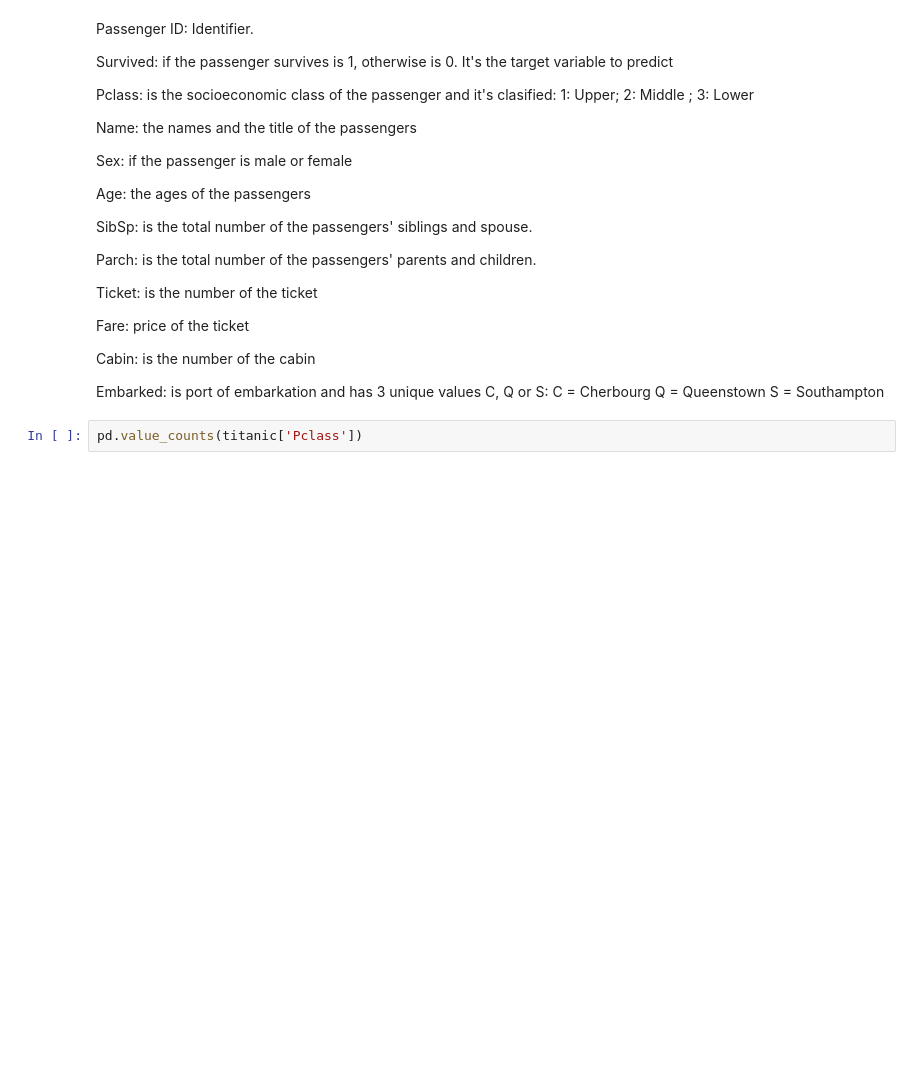
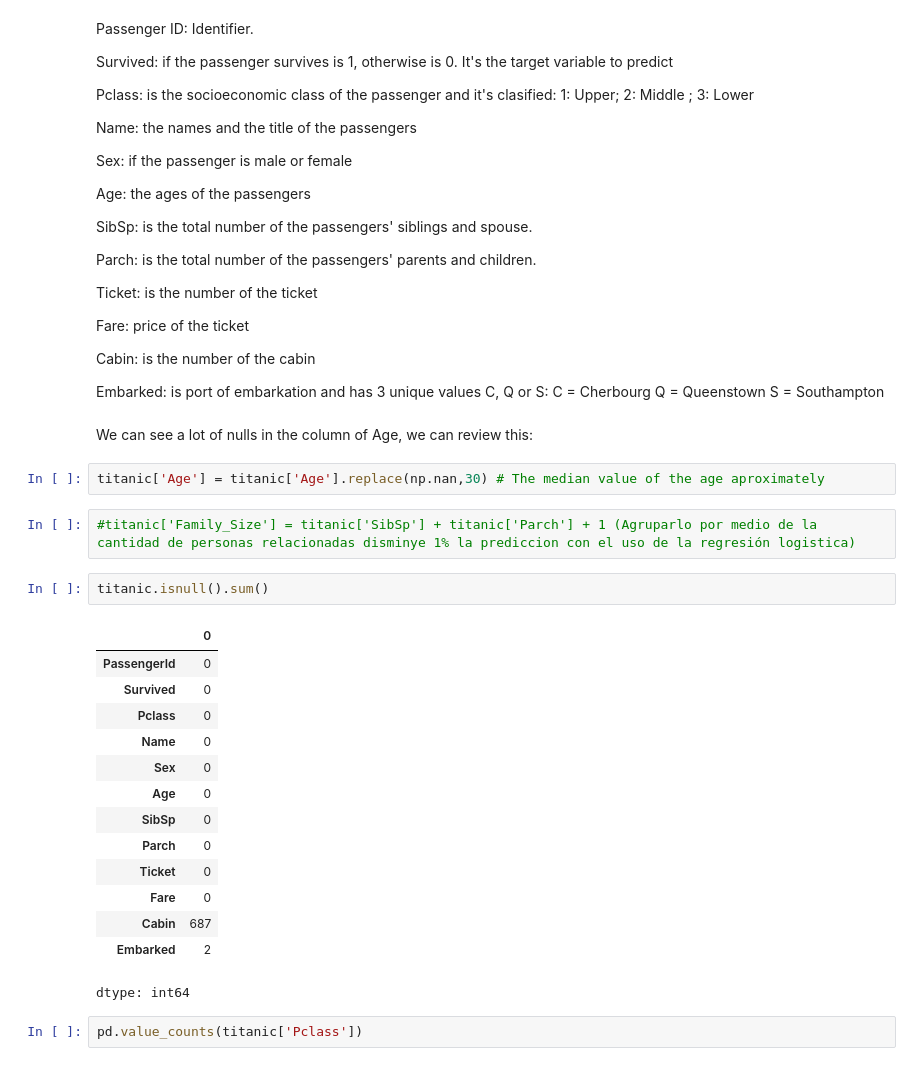
Before and after one commit to Daylon7/DS-Homeworks, a Jupyter notebook: titanic_DaylonRamirez.ipynb, the cells around one changed output. Saved outputs shown, nothing was run; the diff lists cells and outputs as text; blank space fills up the shorter version.

```diff
--- a/titanic_DaylonRamirez.ipynb
+++ b/titanic_DaylonRamirez.ipynb
@@ -89,6 +106,29 @@ Embarked: is port of embarkation and has 3 unique values C, Q or S:
 C = Cherbourg
 Q = Queenstown
 S = Southampton
+# %% [markdown]
+We can see a lot of nulls in the column of Age, we can review this:
+# %%
+titanic['Age'] = titanic['Age'].replace(np.nan,30) # The median value of the age aproximately
+# %%
+#titanic['Family_Size'] = titanic['SibSp'] + titanic['Parch'] + 1 (Agruparlo por medio de la cantidad de personas relacionadas disminye 1% la prediccion con el uso de la regresión logistica)
+# %%
+titanic.isnull().sum()
+# %% [output]
+|  | 0 |
+| PassengerId | 0 |
+| Survived | 0 |
+| Pclass | 0 |
+| Name | 0 |
+| Sex | 0 |
+| Age | 0 |
+| SibSp | 0 |
+| Parch | 0 |
+| Ticket | 0 |
+| Fare | 0 |
+| Cabin | 687 |
+| Embarked | 2 |
+dtype: int64
 # %%
 pd.value_counts(titanic['Pclass'])
 # %% [output]
```
Also changed, not shown: parts of 8 cells of this notebook.
